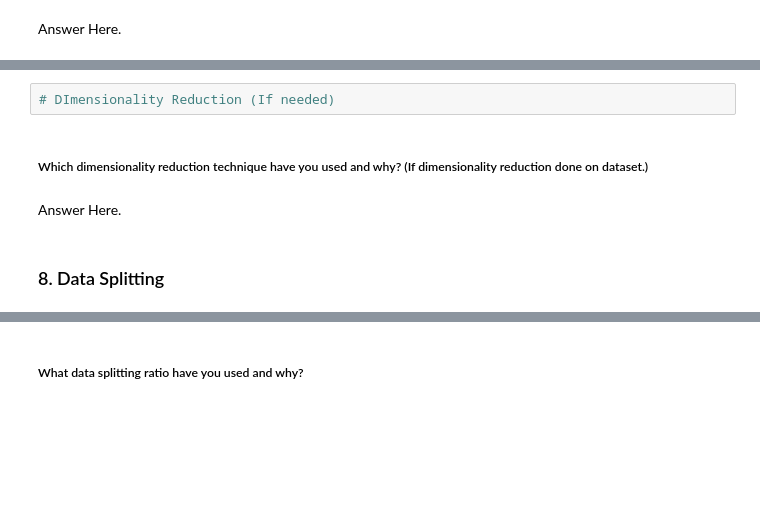
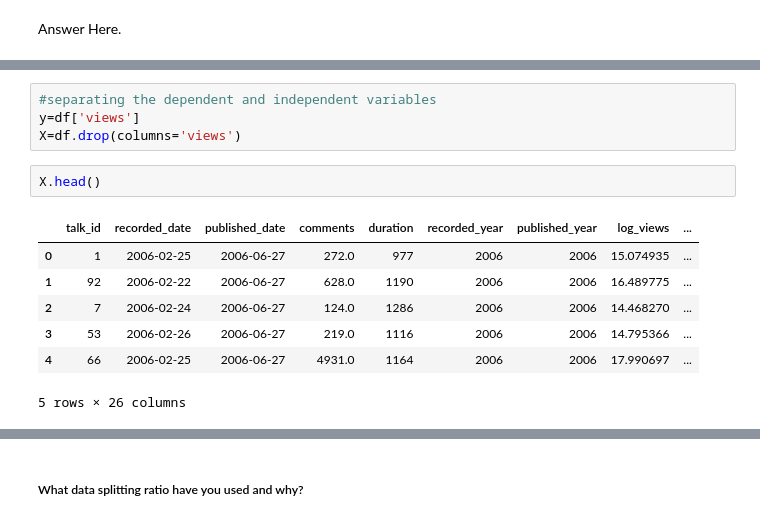
Before and after one commit to drishtigoel083/TedTalksPredictionModel, a Jupyter notebook: Ted_Talk_Views_Prediction.ipynb, the cells around one changed output, grey strips where cells are left out. Drawn from its saved outputs; the diff is of its cells as text; blank space fills up the shorter version.

```diff
--- a/Ted_Talk_Views_Prediction.ipynb
+++ b/Ted_Talk_Views_Prediction.ipynb
@@ -1065,8 +813,14 @@ Answer Here.
-# %%
-# DImensionality Reduction (If needed)
-# %% [markdown]
-##### Which dimensionality reduction technique have you used and why? (If dimensionality reduction done on dataset.)
-# %% [markdown]
-Answer Here.
-# %% [markdown]
-### 8. Data Splitting
+# %%
+#separating the dependent and independent variables
+y=df['views']
+X=df.drop(columns='views')
+# %%
+X.head()
+# %% [output]
+|  | talk_id | recorded_date | published_date | comments | duration | recorded_year | published_year | log_views | ... |
+| 0 | 1 | 2006-02-25 | 2006-06-27 | 272.0 | 977 | 2006 | 2006 | 15.074935 | ... |
+| 1 | 92 | 2006-02-22 | 2006-06-27 | 628.0 | 1190 | 2006 | 2006 | 16.489775 | ... |
+| 2 | 7 | 2006-02-24 | 2006-06-27 | 124.0 | 1286 | 2006 | 2006 | 14.468270 | ... |
+| 3 | 53 | 2006-02-26 | 2006-06-27 | 219.0 | 1116 | 2006 | 2006 | 14.795366 | ... |
+| 4 | 66 | 2006-02-25 | 2006-06-27 | 4931.0 | 1164 | 2006 | 2006 | 17.990697 | ... |
+5 rows × 26 columns
```
Also changed, not shown: parts of 206 cells of this notebook.
